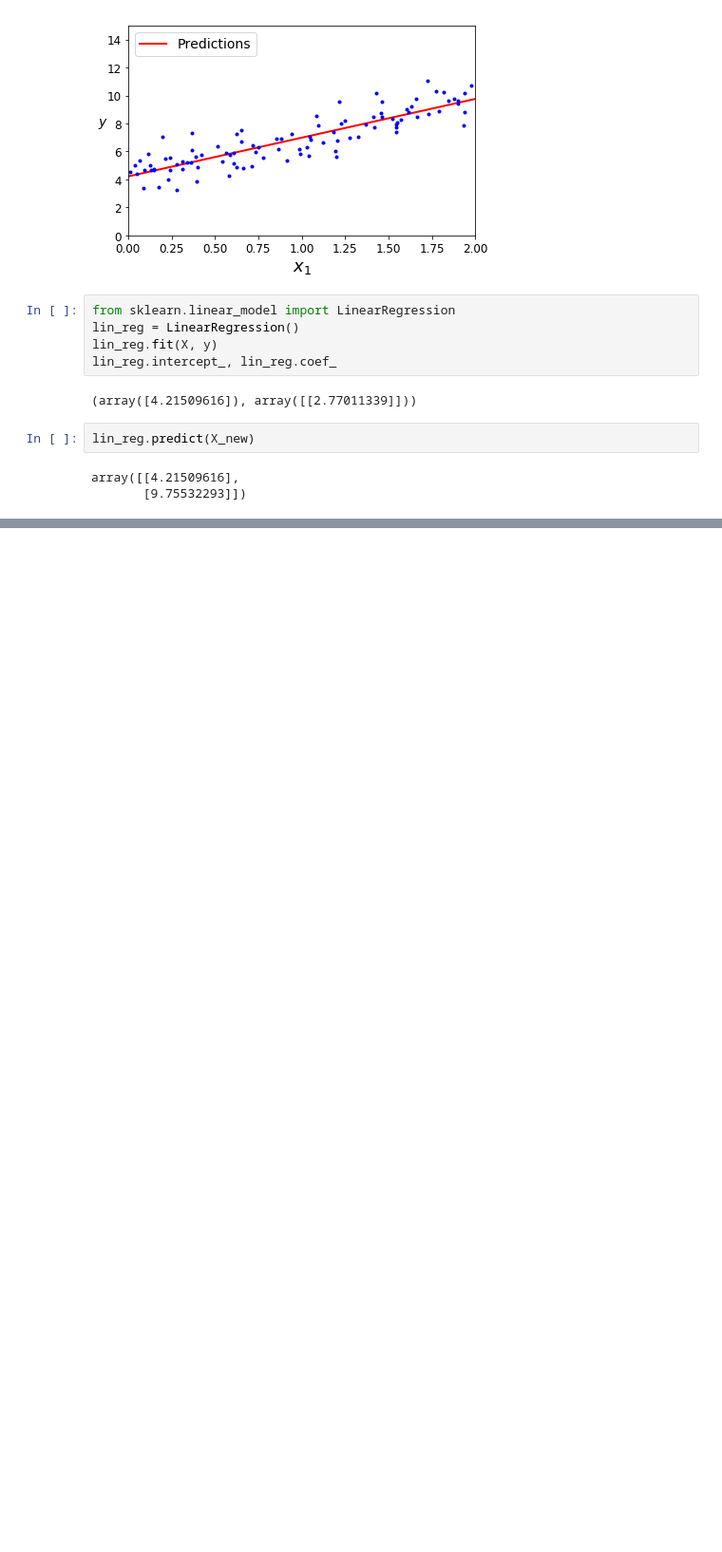
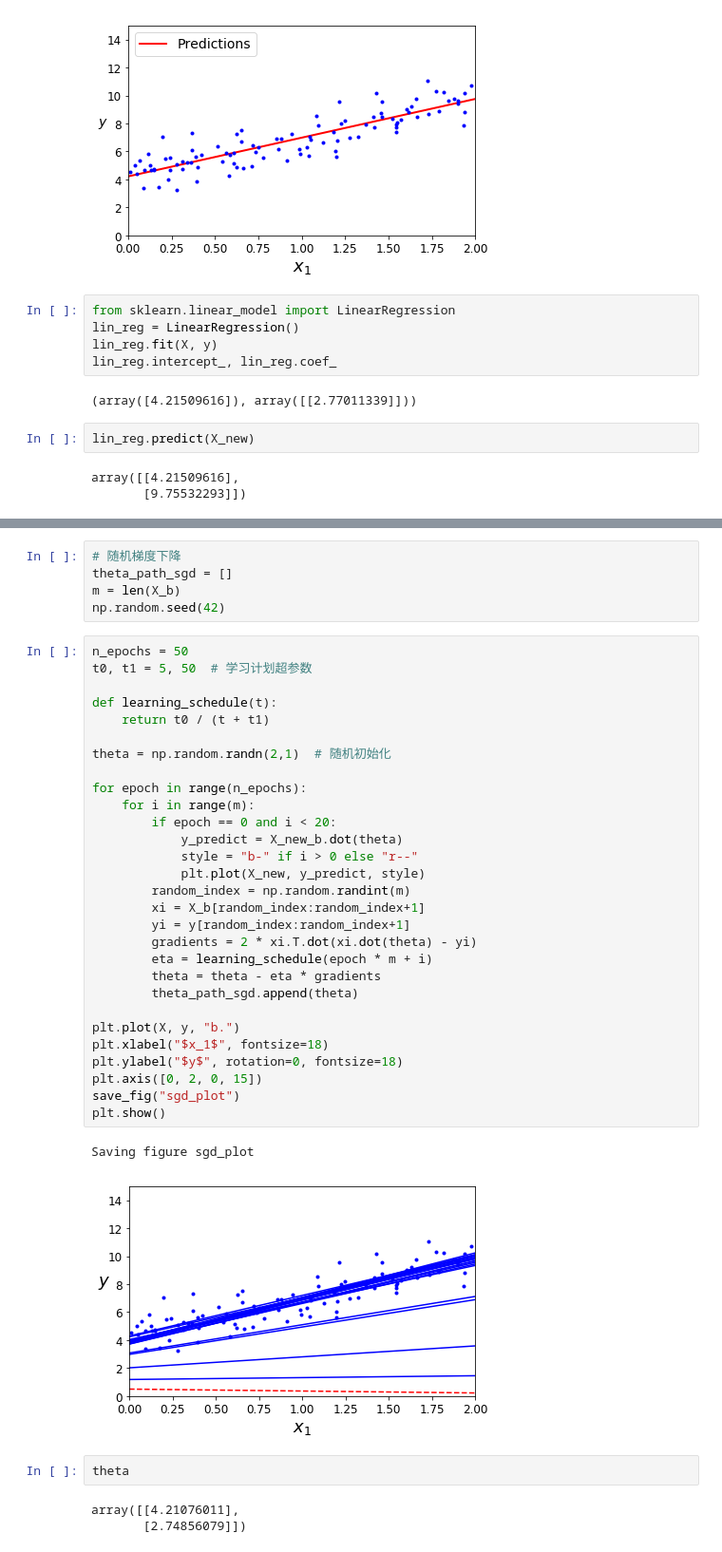
Before and after one commit to Mrscto/handson-ml-master, a Jupyter notebook: handson-ml-master/第四章，训练模型.ipynb, the cells around one changed output, grey strips where cells are left out. Shown: that part at 95% size. Drawn from its saved outputs; the diff is of its cells as text; blank space fills up the shorter version.

```diff
--- a/handson-ml-master/第四章，训练模型.ipynb
+++ b/handson-ml-master/第四章，训练模型.ipynb
@@ -100,0 +161,42 @@ array([[4.21509616],
+# %%
+# 随机梯度下降
+theta_path_sgd = []
+m = len(X_b)
+np.random.seed(42)
+# %%
+n_epochs = 50
+t0, t1 = 5, 50  # 学习计划超参数
+
+def learning_schedule(t):
+    return t0 / (t + t1)
+
+theta = np.random.randn(2,1)  # 随机初始化
+
+for epoch in range(n_epochs):
+    for i in range(m):
+        if epoch == 0 and i < 20:
+            y_predict = X_new_b.dot(theta)
+            style = "b-" if i > 0 else "r--"
+            plt.plot(X_new, y_predict, style)
+        random_index = np.random.randint(m)
+        xi = X_b[random_index:random_index+1]
+        yi = y[random_index:random_index+1]
+        gradients = 2 * xi.T.dot(xi.dot(theta) - yi)
+        eta = learning_schedule(epoch * m + i)
+        theta = theta - eta * gradients
+        theta_path_sgd.append(theta)
+
+plt.plot(X, y, "b.")
+plt.xlabel("$x_1$", fontsize=18)
+plt.ylabel("$y$", rotation=0, fontsize=18)
+plt.axis([0, 2, 0, 15])
+save_fig("sgd_plot")
+plt.show()
+# %% [output]
+Saving figure sgd_plot
+[figure, added]
+# %%
+theta
+# %% [output]
+array([[4.21076011],
+       [2.74856079]])
```
Also changed, not shown: parts of 21 cells of this notebook.
